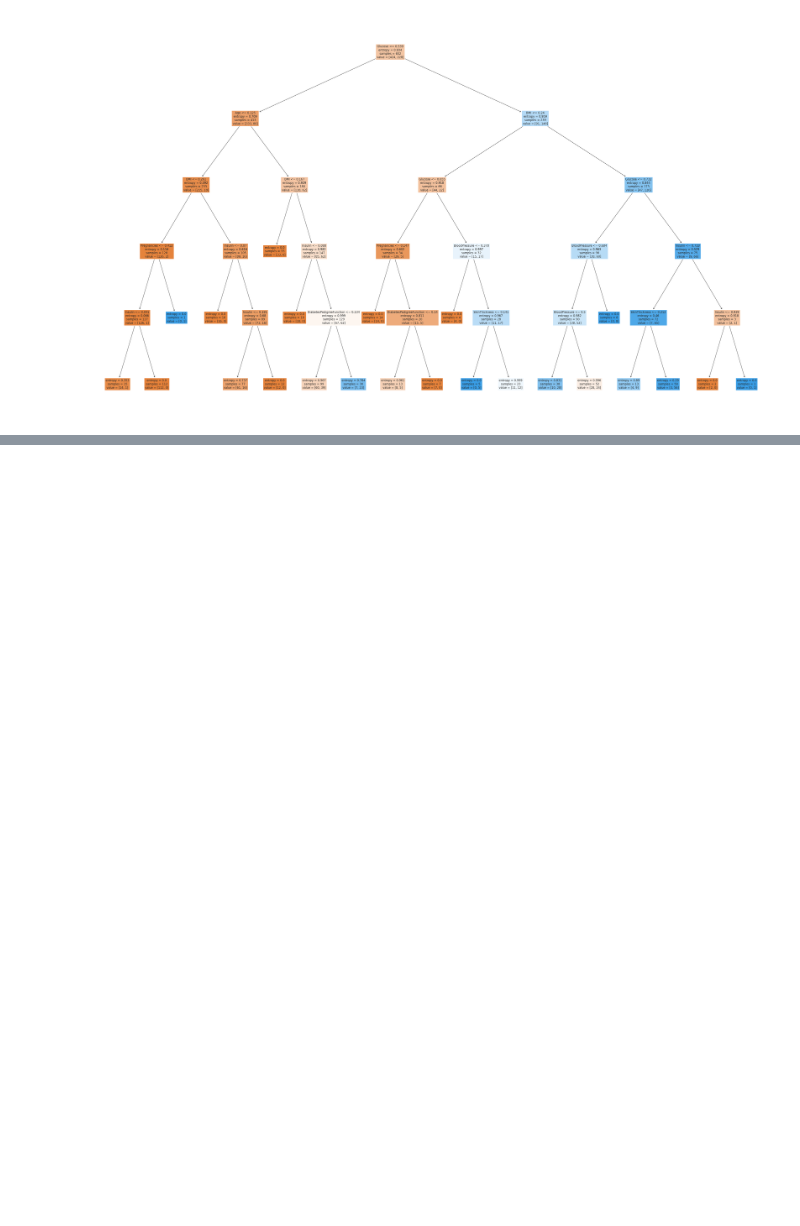
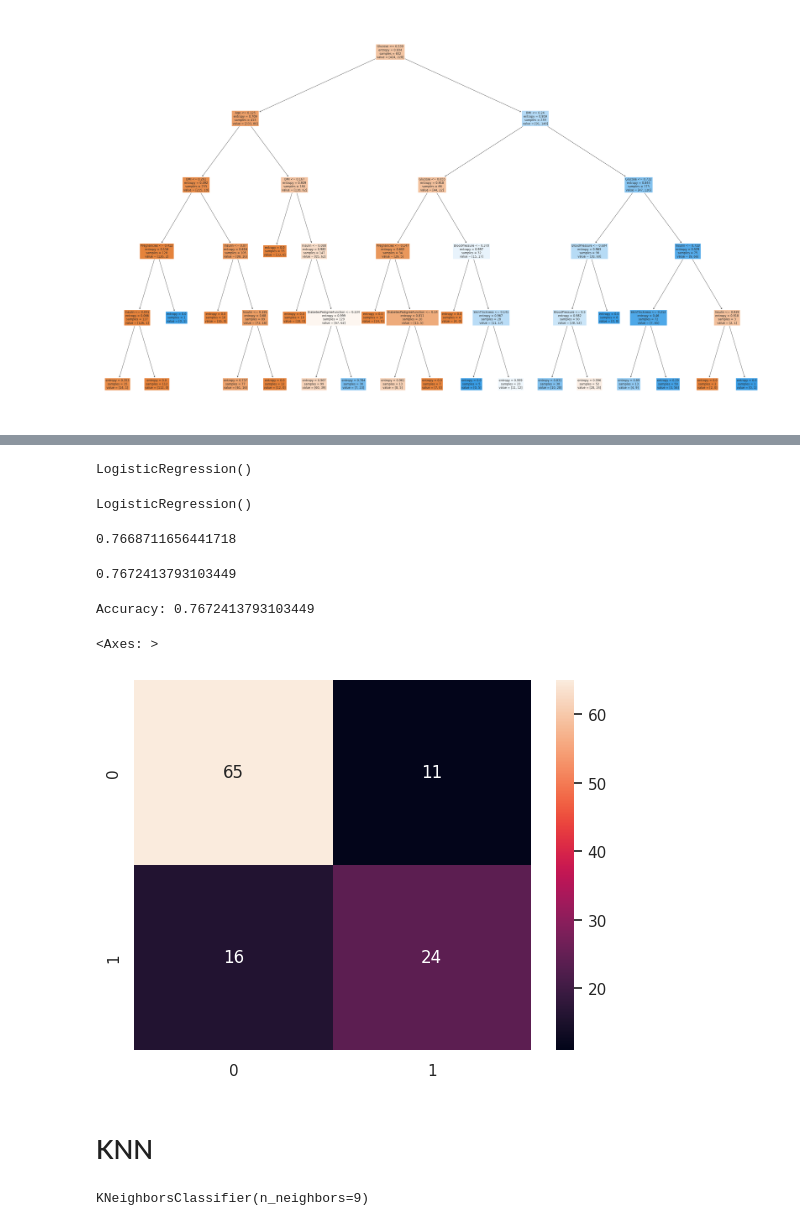
Before and after one commit to anton2010000/DIABETES, a Jupyter notebook: diabetes.ipynb, the cells around one changed output, grey strips where cells are left out. Saved outputs shown, nothing was run; the diff lists cells and outputs as text; code cells hidden in the pictures; blank space fills up the shorter version.

```diff
--- a/diabetes.ipynb
+++ b/diabetes.ipynb
@@ -356,0 +357,33 @@ plt.show()
+# %%
+from sklearn.linear_model import LogisticRegression
+log_reg = LogisticRegression()
+log_reg.fit(X_train , y_train)
+# %% [output]
+LogisticRegression()
+# %%
+log_reg.fit(X_train,y_train)
+# %% [output]
+LogisticRegression()
+# %%
+log_reg.score(X_train,y_train)
+# %% [output]
+0.7668711656441718
+# %%
+log_reg.score(X_test,y_test)
+# %% [output]
+0.7672413793103449
+# %%
+y_pred = log_reg.predict(X_test)
+# %%
+print("Accuracy:",metrics.accuracy_score(y_test, y_pred))
+# %% [output]
+Accuracy: 0.7672413793103449
+# %%
+y_true = y_test
+cm = confusion_matrix(y_true , y_pred)
+sns.heatmap(cm,annot = True)
+# %% [output]
+<Axes: >
+[figure, added]
+# %% [markdown]
+# KNN
@@ -356,0 +394,4 @@ plt.show()
+# %%
+knn.fit(X_train.values, y_train)
+# %% [output]
+KNeighborsClassifier(n_neighbors=9)
```
Also changed, not shown: parts of 16 cells of this notebook.
